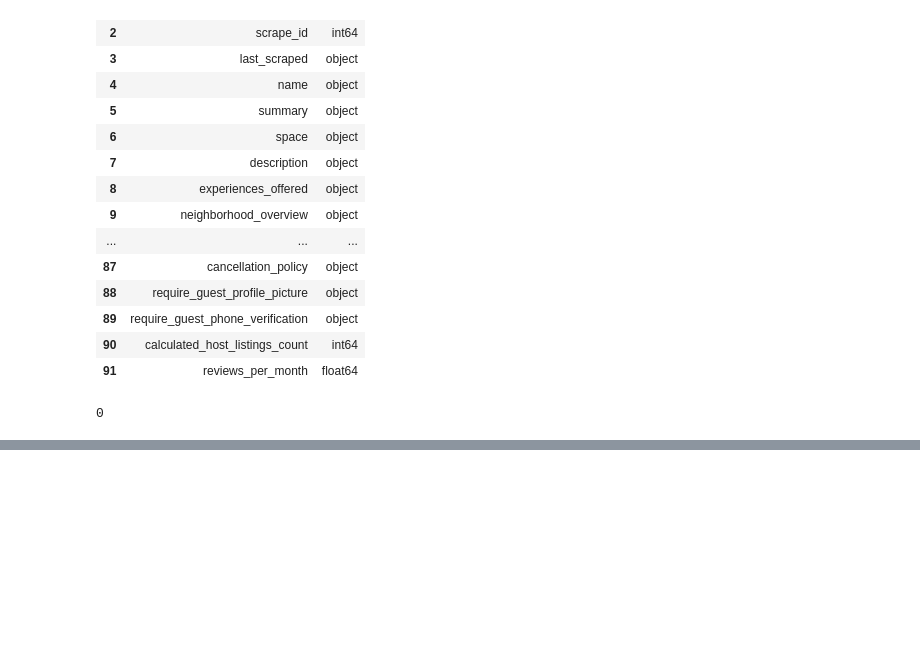
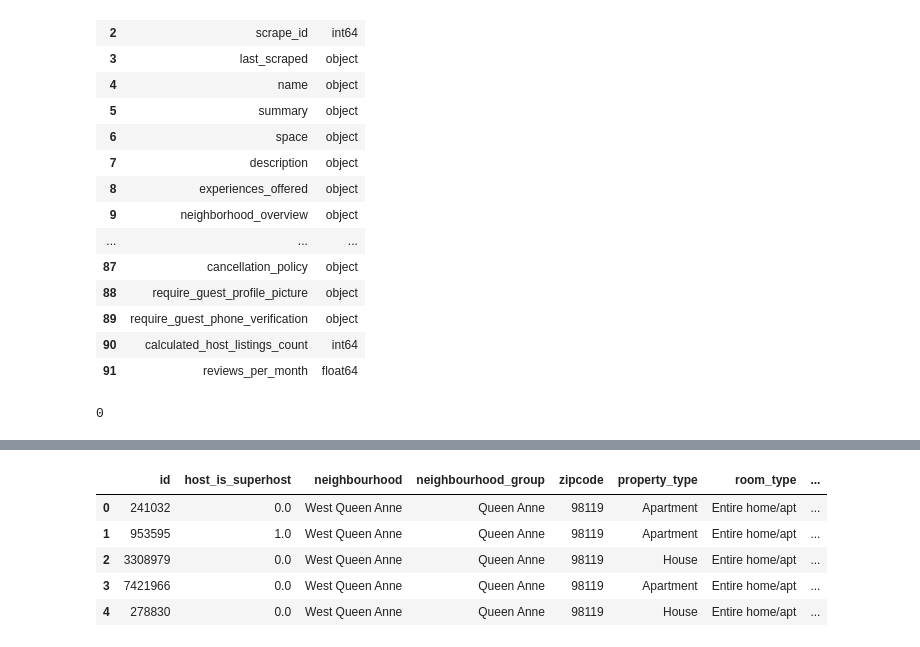
Before and after one commit to mohanadelemary/airbnb-seattle-analysis, a Jupyter notebook: airbnb-seattle-analysis.ipynb, the cells around one changed output, grey strips where cells are left out. Drawn from its saved outputs; the diff is of its cells as text; code cells hidden in the pictures; blank space fills up the shorter version.

```diff
--- a/airbnb-seattle-analysis.ipynb
+++ b/airbnb-seattle-analysis.ipynb
@@ -253,0 +587,3 @@ dfl.duplicated().sum()
+# %%
+#Dropping the square_feet column
+ndfl.drop(columns='square_feet',inplace=True)
@@ -253,0 +615,19 @@ dfl.duplicated().sum()
+# %%
+#Dropping rows with Nulls in bathrooms, zipcode, bedrooms, host_is_superhost, beds & property_type columns
+ndfl = ndfl.dropna(subset=['bathrooms', 'zipcode', 'bedrooms', 'host_is_superhost', 'beds', 'property_type'], axis=0)
+# %%
+# Replacing Nulls in review score columns with the mean of each column.
+# Specify the review score columns
+review_score_columns = [
+    'review_scores_rating',
+    'review_scores_accuracy',
+    'review_scores_cleanliness',
+    'review_scores_checkin',
+    'review_scores_communication',
+    'review_scores_location',
+    'review_scores_value']
+
+# Perform mean imputation
+for x in review_score_columns:
+    mean_value = ndfl[x].mean()  # Calculate mean of the column
+    ndfl[x].fillna(mean_value, inplace=True)  # Fill NaN with the mean value
@@ -253,0 +641,7 @@ dfl.duplicated().sum()
+# %%
+#switching bathrooms, bedrooms & beds dtype to integer
+
+ndfl['bathrooms'] = ndfl['bathrooms'].astype(int)
+ndfl['bedrooms'] = ndfl['bedrooms'].astype(int)
+ndfl['beds'] = ndfl['beds'].astype(int)
+ndfl.info()
@@ -253,0 +666,9 @@ dfl.duplicated().sum()
+# %%
+ndfl.head()
+# %% [output]
+|  | id | host_is_superhost | neighbourhood | neighbourhood_group | zipcode | property_type | room_type | ... |
+| 0 | 241032 | 0.0 | West Queen Anne | Queen Anne | 98119 | Apartment | Entire home/apt | ... |
+| 1 | 953595 | 1.0 | West Queen Anne | Queen Anne | 98119 | Apartment | Entire home/apt | ... |
+| 2 | 3308979 | 0.0 | West Queen Anne | Queen Anne | 98119 | House | Entire home/apt | ... |
+| 3 | 7421966 | 0.0 | West Queen Anne | Queen Anne | 98119 | Apartment | Entire home/apt | ... |
+| 4 | 278830 | 0.0 | West Queen Anne | Queen Anne | 98119 | House | Entire home/apt | ... |
```
Also changed, not shown: parts of 32 cells of this notebook.
